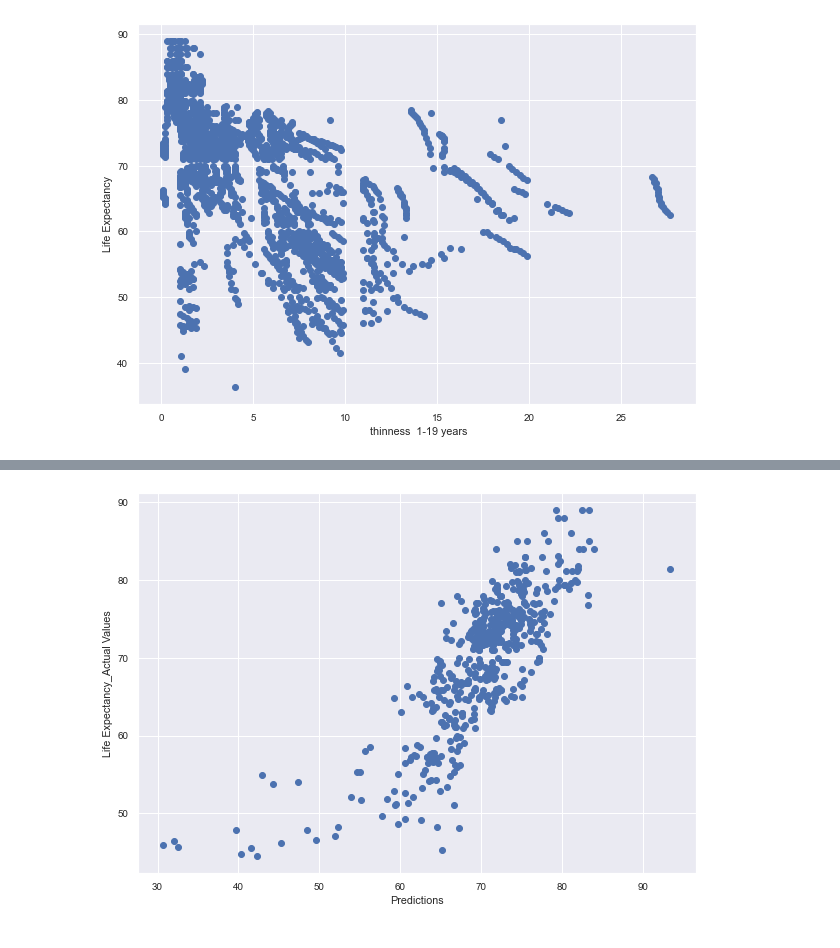
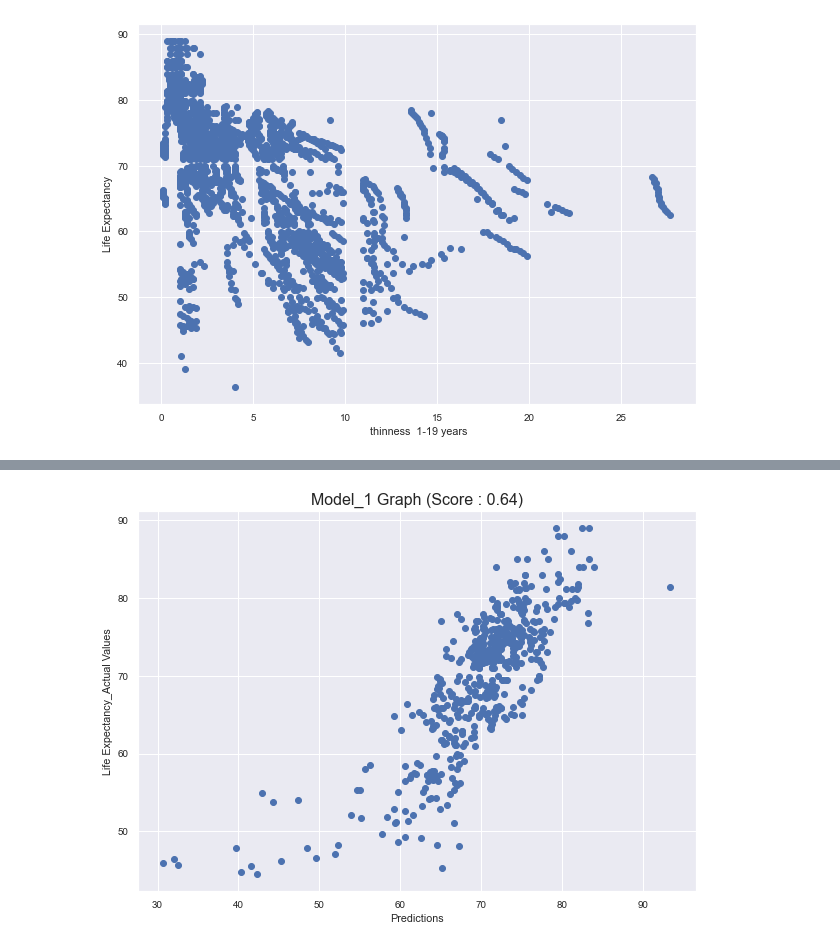
Before and after one commit to merkol/CS452, a Jupyter notebook: Homework_1/Life_Expectancy.ipynb, the cells around one changed output, grey strips where cells are left out. Cells and saved outputs as stored; diff of their text form; code cells hidden in the pictures.

```diff
--- a/Homework_1/Life_Expectancy.ipynb
+++ b/Homework_1/Life_Expectancy.ipynb
@@ -450,13 +551,14 @@ plt.show()
 # %%
 # Model 1 graph
 plt.figure(figsize=(10,7))
+plt.title("Model_1 Graph (Score : 0.64)",fontdict ={'fontsize' :16})
 plt.scatter(y1_predict,y1_test['Life expectancy '])
 plt.xlabel("Predictions")
 plt.ylabel("Life Expectancy_Actual Values")
 #pt.xlim([0,1])
 plt.show()
 # %% [output]
-[figure, old version]
+[figure, new version]
 # %%
 # Model 2 graph
 plt.figure(figsize=(10,7))
```
Also changed, not shown: parts of 22 cells of this notebook.
